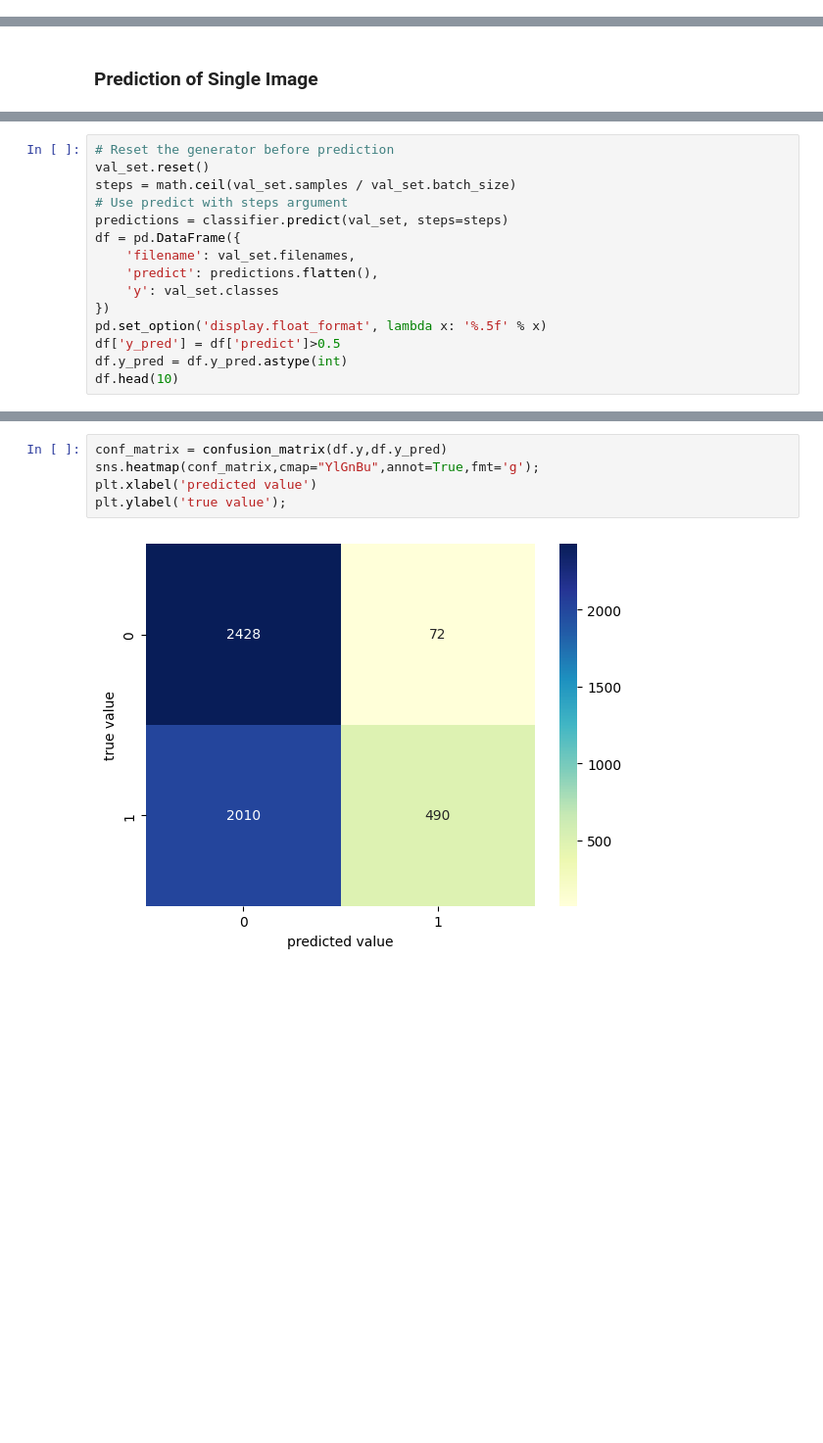
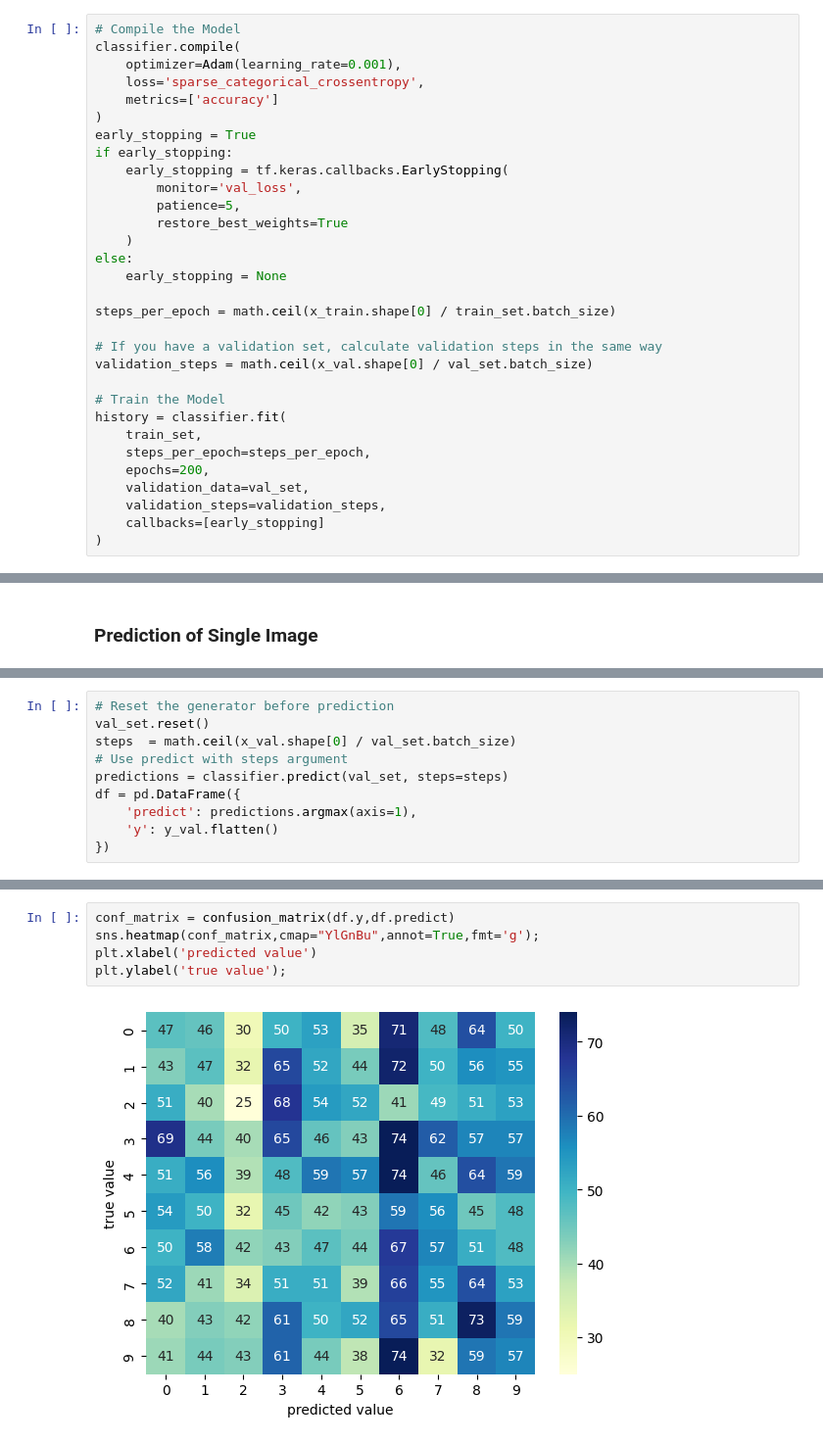
Before and after one commit to junyang0/IE4483-Project, a Jupyter notebook: Cifar-10.ipynb, the cells around one changed output, grey strips where cells are left out. Shown at 98% size. Saved outputs shown, nothing was run; the diff lists cells and outputs as text; blank space fills up the shorter version.

```diff
--- a/Cifar-10.ipynb
+++ b/Cifar-10.ipynb
@@ -122,0 +81,31 @@ Epoch 10/10
+# %%
+# Compile the Model
+classifier.compile(
+    optimizer=Adam(learning_rate=0.001),
+    loss='sparse_categorical_crossentropy',
+    metrics=['accuracy']
+)
+early_stopping = True
+if early_stopping:
+    early_stopping = tf.keras.callbacks.EarlyStopping(
+        monitor='val_loss',
+        patience=5,
+        restore_best_weights=True
+    )
+else:
+    early_stopping = None
+
+steps_per_epoch = math.ceil(x_train.shape[0] / train_set.batch_size)
+
+# If you have a validation set, calculate validation steps in the same way
+validation_steps = math.ceil(x_val.shape[0] / val_set.batch_size)
+
+# Train the Model
+history = classifier.fit(
+    train_set,
+    steps_per_epoch=steps_per_epoch,
+    epochs=200,
+    validation_data=val_set,
+    validation_steps=validation_steps,
+    callbacks=[early_stopping]
+)
@@ -157,16 +139,11 @@ plt.show()
 # %%
 # Reset the generator before prediction
 val_set.reset()
-steps = math.ceil(val_set.samples / val_set.batch_size)
+steps  = math.ceil(x_val.shape[0] / val_set.batch_size)
 # Use predict with steps argument
 predictions = classifier.predict(val_set, steps=steps)
 df = pd.DataFrame({
-    'filename': val_set.filenames,
-    'predict': predictions.flatten(),
-    'y': val_set.classes
+    'predict': predictions.argmax(axis=1),
+    'y': y_val.flatten()
 })
-pd.set_option('display.float_format', lambda x: '%.5f' % x)
-df['y_pred'] = df['predict']>0.5
-df.y_pred = df.y_pred.astype(int)
-df.head(10)
 # %% [output]
@@ -190,7 +172,7 @@ Total misclassified image from 5000 Validation images : 2082
 # %%
-conf_matrix = confusion_matrix(df.y,df.y_pred)
+conf_matrix = confusion_matrix(df.y,df.predict)
 sns.heatmap(conf_matrix,cmap="YlGnBu",annot=True,fmt='g');
 plt.xlabel('predicted value')
 plt.ylabel('true value');
 # %% [output]
-[figure, old version]
+[figure, new version]
```
Also changed, not shown: parts of 18 cells of this notebook.
